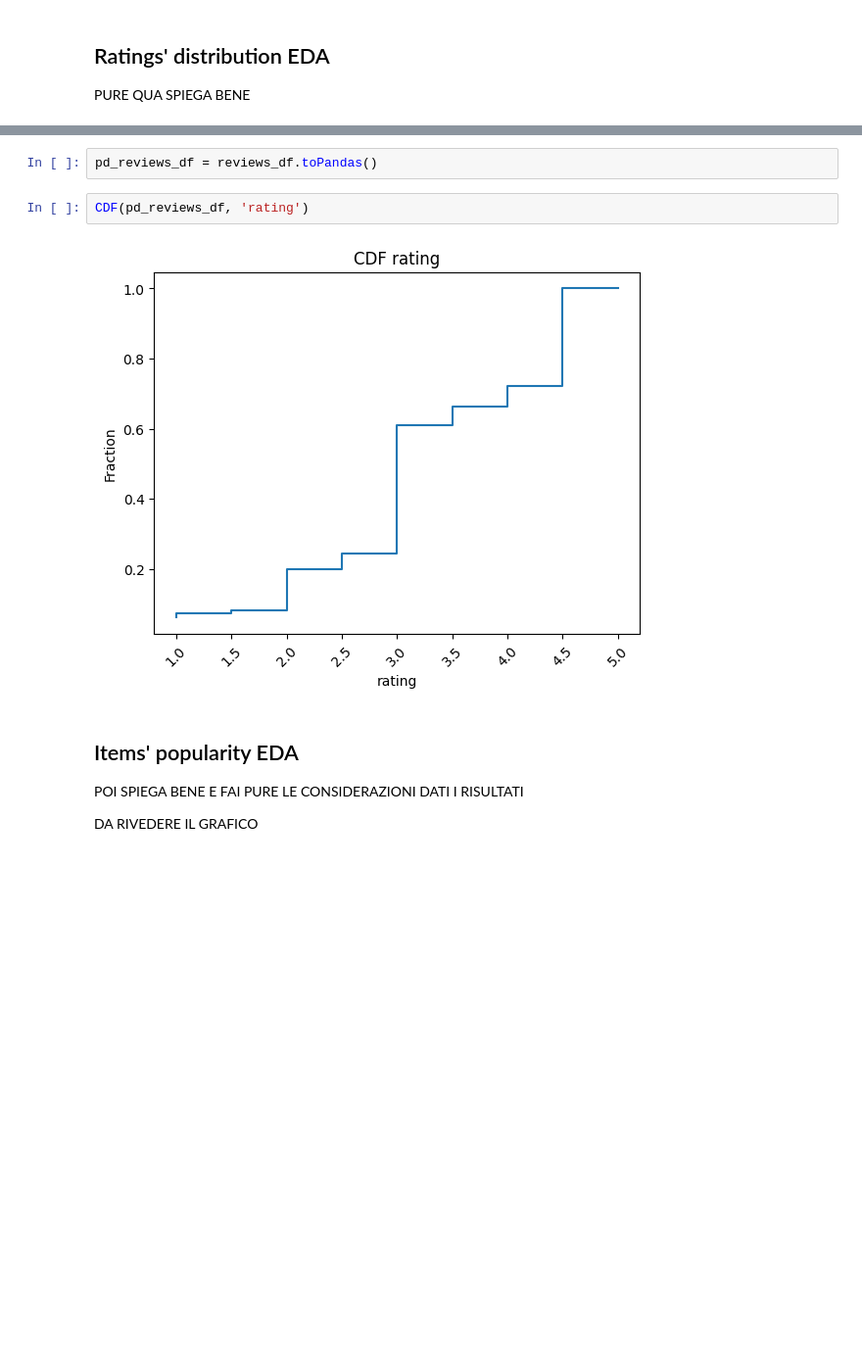
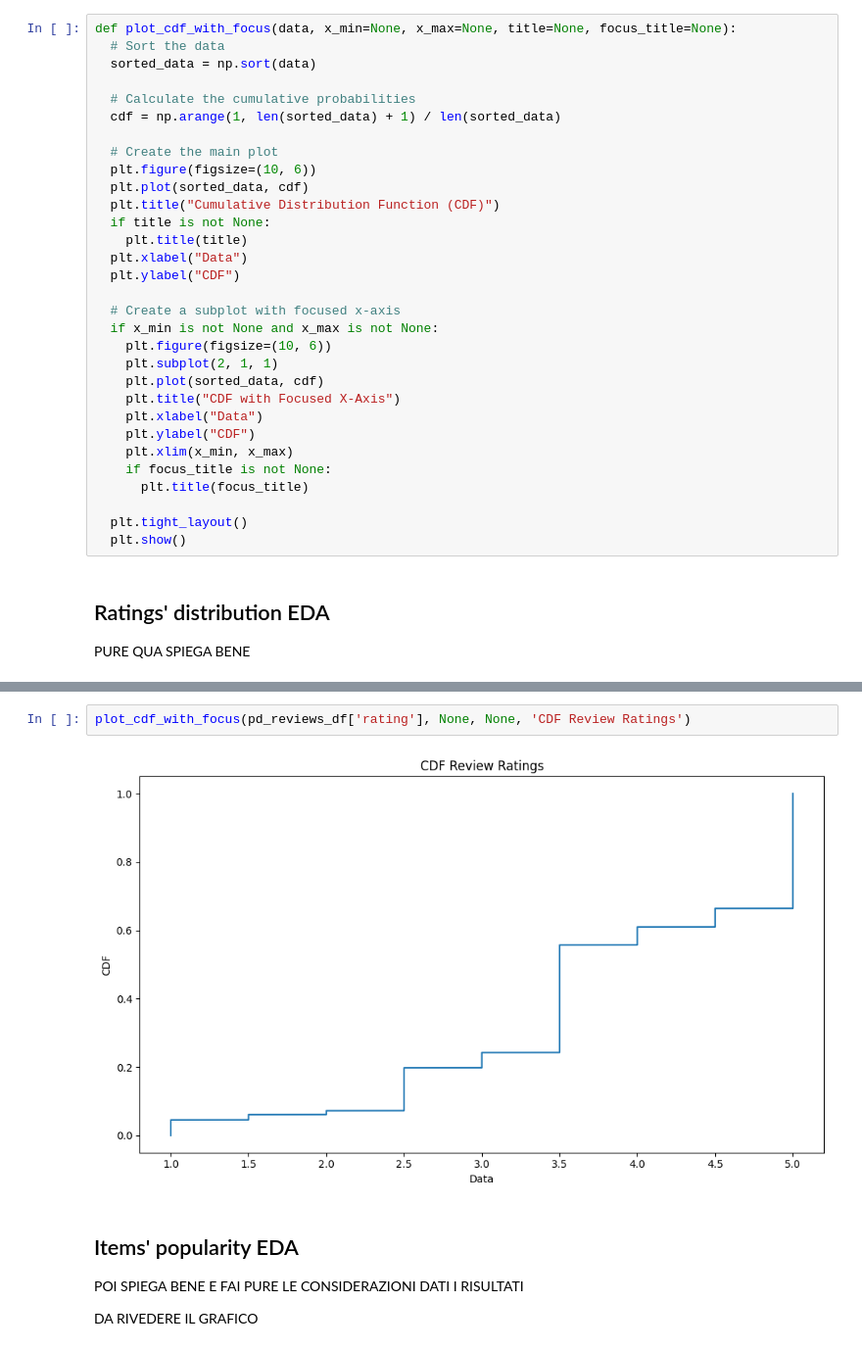
Before and after one commit to LuciaFores/big-data-computing, a Jupyter notebook: Project/Videogame_Recommender_System.ipynb, the cells around one changed output, grey strips where cells are left out. Shown at 98% size. Drawn from its saved outputs; the diff is of its cells as text; blank space fills up the shorter version.

Commit message:
Update Videogame_Recommender_System.ipynb
- Fixed CDF with focus on x-axis
- Fixed minor bugs

```diff
--- a/Project/Videogame_Recommender_System.ipynb
+++ b/Project/Videogame_Recommender_System.ipynb
@@ -1115,3 +1107,34 @@ def CDF(df, col, save=False, format='svg', show=True, title=None):
+# %%
+def plot_cdf_with_focus(data, x_min=None, x_max=None, title=None, focus_title=None):
+  # Sort the data
+  sorted_data = np.sort(data)
+
+  # Calculate the cumulative probabilities
+  cdf = np.arange(1, len(sorted_data) + 1) / len(sorted_data)
+
+  # Create the main plot
+  plt.figure(figsize=(10, 6))
+  plt.plot(sorted_data, cdf)
+  plt.title("Cumulative Distribution Function (CDF)")
+  if title is not None:
+    plt.title(title)
+  plt.xlabel("Data")
+  plt.ylabel("CDF")
+
+  # Create a subplot with focused x-axis
+  if x_min is not None and x_max is not None:
+    plt.figure(figsize=(10, 6))
+    plt.subplot(2, 1, 1)
+    plt.plot(sorted_data, cdf)
+    plt.title("CDF with Focused X-Axis")
+    plt.xlabel("Data")
+    plt.ylabel("CDF")
+    plt.xlim(x_min, x_max)
+    if focus_title is not None:
+      plt.title(focus_title)
+
+  plt.tight_layout()
+  plt.show()
 # %% [markdown]
 ## Ratings' distribution EDA
 PURE QUA SPIEGA BENE
@@ -1171,9 +1209,7 @@ plt.show()
-# %%
-pd_reviews_df = reviews_df.toPandas()
-# %%
-CDF(pd_reviews_df, 'rating')
-# %% [output]
-[figure, removed]
+# %%
+plot_cdf_with_focus(pd_reviews_df['rating'], None, None, 'CDF Review Ratings')
+# %% [output]
+[figure, added]
 # %% [markdown]
 ## Items' popularity EDA
 POI SPIEGA BENE E FAI PURE LE CONSIDERAZIONI DATI I RISULTATI
```
Also changed, not shown: parts of 24 cells of this notebook.
